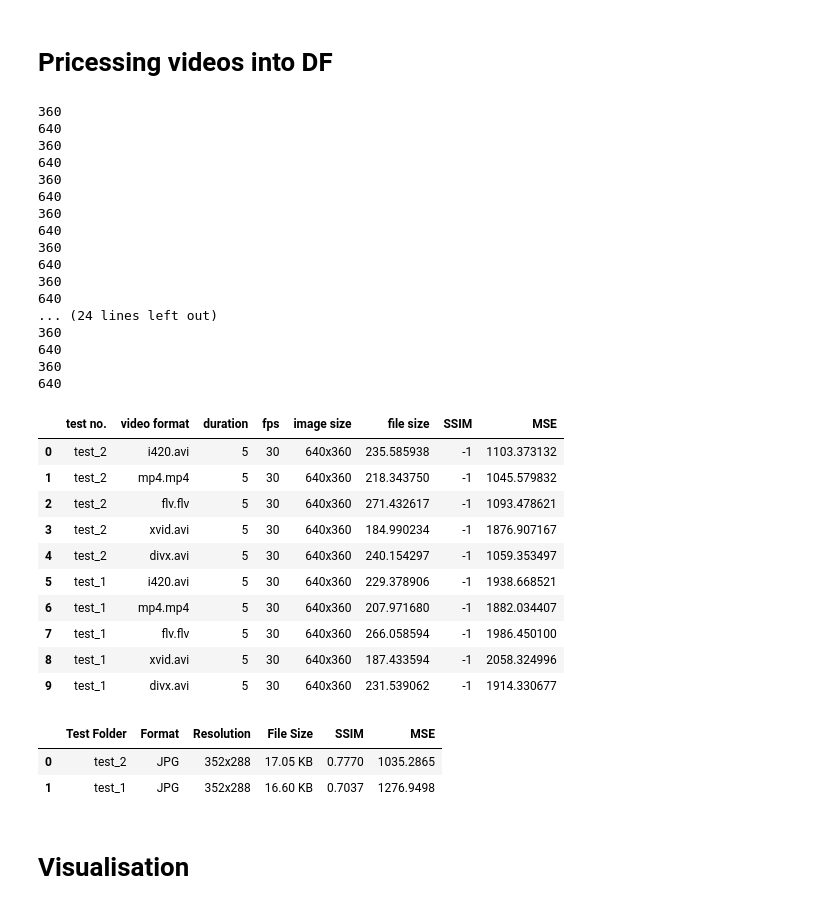
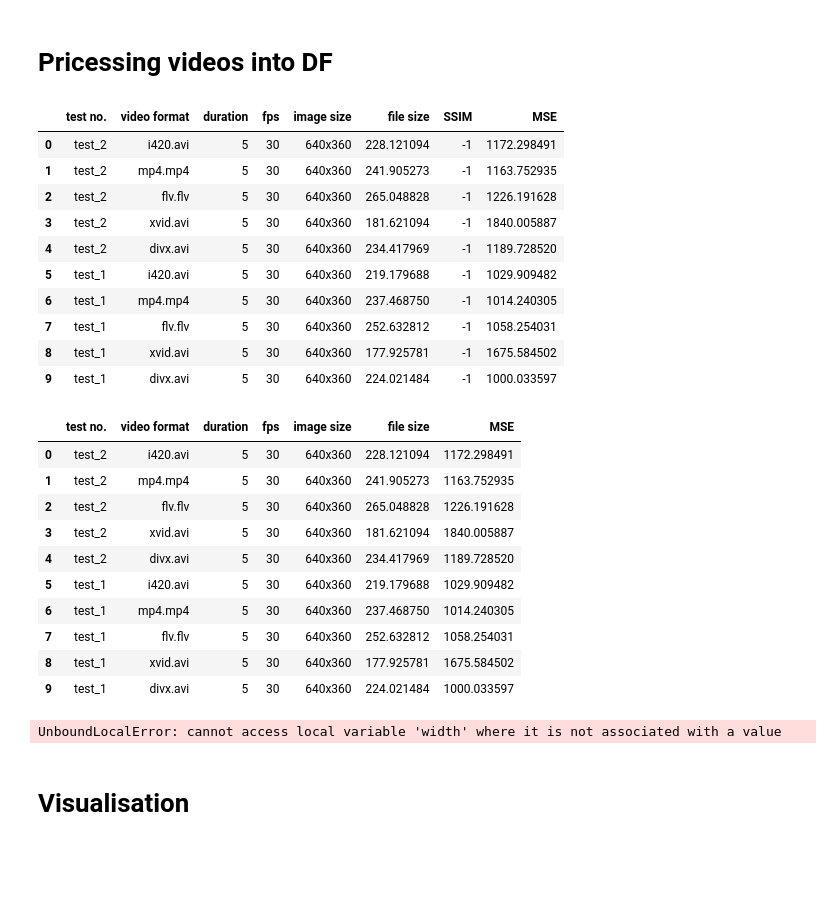
Before and after one commit to WellKnownDedication/video-and-image-proccessing, a Jupyter notebook: src/Video Processing.ipynb, the cells around one changed output. Cells and saved outputs as stored; diff of their text form; code cells hidden in the pictures; blank space fills up the shorter version.

```diff
--- a/src/Video Processing.ipynb
+++ b/src/Video Processing.ipynb
@@ -108,68 +108,64 @@ def get_df_video_info(duration = 5, fps=30):
             cap = cv2.VideoCapture(file_path)
             cap.set(cv2.CAP_PROP_POS_FRAMES, int(duration*fps/3))
             _, frame= cap.read()
-            cv2.imwrite(f"{folder_path}/output.jpg", frame)
+            cv2.imwrite(f"{folder_path}/{file}.jpg", frame)
             compare_img = cv2.cvtColor(frame, cv2.COLOR_BGR2HSV)
 
             if compare_img is not None:
                 # Resize to match reference if needed
                 compare_img = cv2.resize(compare_img, (ref_img.shape[1], ref_img.shape[0]))
 
                 try:
                     # Compute SSIM
                     ssim_score = ssim(ref_img, compare_img)
                 except:
                     ssim_score = -1
 
                 # Compute Mean Squared Error (MSE)
                 mse_score = np.mean((ref_img.astype("float") - compare_img.astype("float")) ** 2)
 
             if os.path.exists(file_path):
                 file_size = os.path.getsize(file_path) / 1024
                 if ref_img is not None:
                     height, width = ref_img.shape[:2]
-                image_size = f"{width}x{height}"  # Known capture resolution
+                image_size = f"{width}x{height}"
                 data.append([folder_name, file, duration, fps, image_size, file_size, ssim_score, mse_score])
 
-    # Create a global DataFrame
     df = pd.DataFrame(data, columns=["test no.", "video format", "duration", "fps", "image size", "file size", "SSIM", "MSE"])
     return df
 
 df = get_df_video_info()
 df.head(10)
 # %% [output]
-360
-640
-360
-640
-360
-640
-360
-640
-360
-640
-360
-640
-... (24 lines left out)
-360
-640
-360
-640
 |  | test no. | video format | duration | fps | image size | file size | SSIM | MSE |
-| 0 | test_2 | i420.avi | 5 | 30 | 640x360 | 235.585938 | -1 | 1103.373132 |
-| 1 | test_2 | mp4.mp4 | 5 | 30 | 640x360 | 218.343750 | -1 | 1045.579832 |
-| 2 | test_2 | flv.flv | 5 | 30 | 640x360 | 271.432617 | -1 | 1093.478621 |
-| 3 | test_2 | xvid.avi | 5 | 30 | 640x360 | 184.990234 | -1 | 1876.907167 |
-| 4 | test_2 | divx.avi | 5 | 30 | 640x360 | 240.154297 | -1 | 1059.353497 |
-| 5 | test_1 | i420.avi | 5 | 30 | 640x360 | 229.378906 | -1 | 1938.668521 |
-| 6 | test_1 | mp4.mp4 | 5 | 30 | 640x360 | 207.971680 | -1 | 1882.034407 |
-| 7 | test_1 | flv.flv | 5 | 30 | 640x360 | 266.058594 | -1 | 1986.450100 |
-| 8 | test_1 | xvid.avi | 5 | 30 | 640x360 | 187.433594 | -1 | 2058.324996 |
-| 9 | test_1 | divx.avi | 5 | 30 | 640x360 | 231.539062 | -1 | 1914.330677 |
+| 0 | test_2 | i420.avi | 5 | 30 | 640x360 | 228.121094 | -1 | 1172.298491 |
+| 1 | test_2 | mp4.mp4 | 5 | 30 | 640x360 | 241.905273 | -1 | 1163.752935 |
+| 2 | test_2 | flv.flv | 5 | 30 | 640x360 | 265.048828 | -1 | 1226.191628 |
+| 3 | test_2 | xvid.avi | 5 | 30 | 640x360 | 181.621094 | -1 | 1840.005887 |
+| 4 | test_2 | divx.avi | 5 | 30 | 640x360 | 234.417969 | -1 | 1189.728520 |
+| 5 | test_1 | i420.avi | 5 | 30 | 640x360 | 219.179688 | -1 | 1029.909482 |
+| 6 | test_1 | mp4.mp4 | 5 | 30 | 640x360 | 237.468750 | -1 | 1014.240305 |
+| 7 | test_1 | flv.flv | 5 | 30 | 640x360 | 252.632812 | -1 | 1058.254031 |
+| 8 | test_1 | xvid.avi | 5 | 30 | 640x360 | 177.925781 | -1 | 1675.584502 |
+| 9 | test_1 | divx.avi | 5 | 30 | 640x360 | 224.021484 | -1 | 1000.033597 |
+# %%
+df.drop("SSIM", axis=1).head(10)
+# %% [output]
+|  | test no. | video format | duration | fps | image size | file size | MSE |
+| 0 | test_2 | i420.avi | 5 | 30 | 640x360 | 228.121094 | 1172.298491 |
+| 1 | test_2 | mp4.mp4 | 5 | 30 | 640x360 | 241.905273 | 1163.752935 |
+| 2 | test_2 | flv.flv | 5 | 30 | 640x360 | 265.048828 | 1226.191628 |
+| 3 | test_2 | xvid.avi | 5 | 30 | 640x360 | 181.621094 | 1840.005887 |
+| 4 | test_2 | divx.avi | 5 | 30 | 640x360 | 234.417969 | 1189.728520 |
+| 5 | test_1 | i420.avi | 5 | 30 | 640x360 | 219.179688 | 1029.909482 |
+| 6 | test_1 | mp4.mp4 | 5 | 30 | 640x360 | 237.468750 | 1014.240305 |
+| 7 | test_1 | flv.flv | 5 | 30 | 640x360 | 252.632812 | 1058.254031 |
+| 8 | test_1 | xvid.avi | 5 | 30 | 640x360 | 177.925781 | 1675.584502 |
+| 9 | test_1 | divx.avi | 5 | 30 | 640x360 | 224.021484 | 1000.033597 |
 # %%
 def get_df_image_info():
     base_path = "../data/videos/"
-    image_formats = ["jpg"]
+    image_format = "jpg"
     test_folders = [f for f in os.listdir(base_path) if os.path.isdir(os.path.join(base_path, f))]
 
     data = []
@@ -180,8 +176,10 @@ def get_df_image_info():
         ref_img_path = os.path.join(folder_path, "reference.ppm")
         ref_img = cv2.imread(ref_img_path, cv2.IMREAD_GRAYSCALE)
 
-        for fmt in image_formats:
-            file_path = os.path.join(folder_path, f"output.{fmt}")
+        for file in os.listdir(folder_path):
+            if file.endswith(f".{image_format}"):
+                continue
+            file_path = os.path.join(folder_path, file)
             compare_img = cv2.imread(file_path, cv2.IMREAD_GRAYSCALE)
             if compare_img is not None:
                 # Resize to match reference if needed
@@ -198,19 +196,16 @@ def get_df_image_info():
                 img = cv2.imread(file_path)
                 if img is not None:
                     height, width = img.shape[:2]
-                image_size = f"{width}x{height}"  # Known capture resolution
-                data.append([folder_name, fmt.upper(), image_size, f"{file_size:.2f} KB", round(ssim_score, 4), round(mse_score, 4)])
+                image_size = f"{width}x{height}"
+                data.append([folder_name, file.upper(), image_size, f"{file_size:.2f} KB", round(ssim_score, 4), round(mse_score, 4)])
 
-    # Create a global DataFrame
     df = pd.DataFrame(data, columns=["Test Folder", "Format", "Resolution", "File Size", "SSIM", "MSE"])
     return df
 
 df_images = get_df_image_info()
 df_images.head(10)
 # %% [output]
-|  | Test Folder | Format | Resolution | File Size | SSIM | MSE |
-| 0 | test_2 | JPG | 352x288 | 17.05 KB | 0.7770 | 1035.2865 |
-| 1 | test_1 | JPG | 352x288 | 16.60 KB | 0.7037 | 1276.9498 |
+UnboundLocalError: cannot access local variable 'width' where it is not associated with a value
 # %% [markdown]
 # Visualisation
 # %%
```
Also changed, not shown: parts of 4 cells of this notebook.
